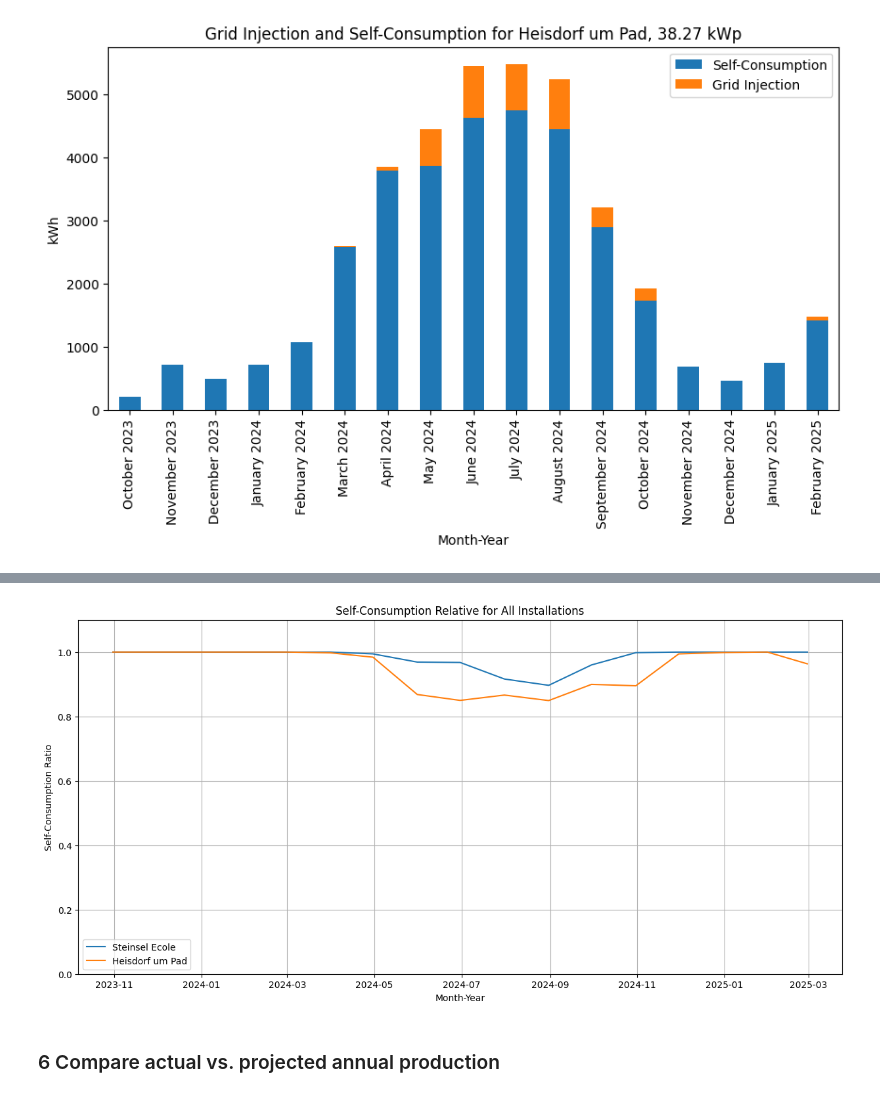
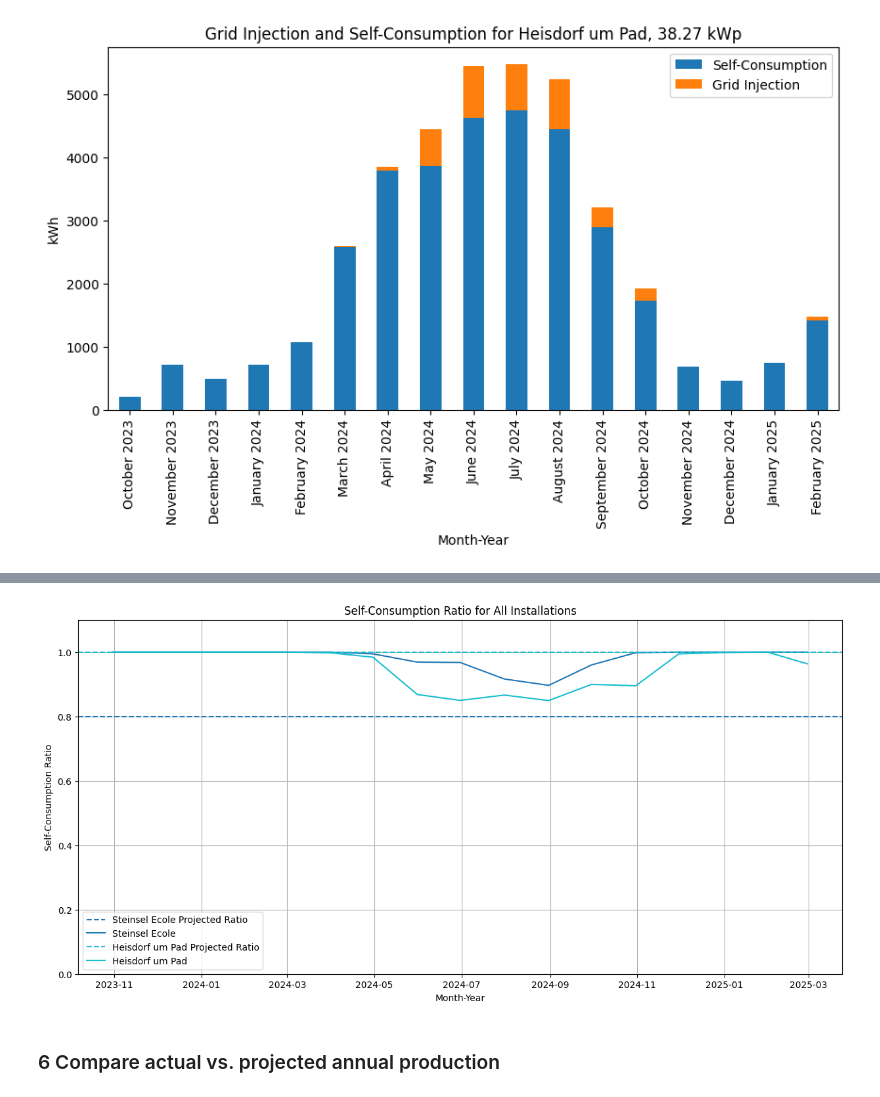
Before and after one commit to c-metz/leneda, a Jupyter notebook: Leneda API_v3.ipynb, the cells around one changed output, grey strips where cells are left out. Drawn from its saved outputs; the diff is of its cells as text; code cells hidden in the pictures.

```diff
--- a/Leneda API_v3.ipynb
+++ b/Leneda API_v3.ipynb
@@ -127,9 +85,19 @@ def calculate_monthly_summaries(df_site, autoconsumption, autoconsumption_price)
 dict_monthly_summaries = {}
 
 for site_name, site_info in dict_inst.items():
-    pod = site_info["POD"]
-    df_raw = pd.read_excel(f"0_Raw_production_data_per_installation\{site_name}_{pod}.xlsx",
-                            index_col=0)
+    ls_pod = [val for key, val in site_info.items() if "POD_" in key and pd.notna(val)]
+    ls_df = []
+    for pod in ls_pod:
+        df = pd.read_excel(f"0_Raw_production_data_per_installation\{site_name}_{pod}.xlsx",
+                        index_col=0)
+        ls_df.append(df)
+    df_raw = pd.concat(ls_df)
+    columns_to_sum = ["value_measured_active_production",
+                    "value_remaining_production_after_sharing"]
+    df_raw = df_raw.groupby('startedAt_measured_active_production', as_index=False).agg(
+                                                                {col: 'sum' if col in columns_to_sum else 'first' for col in df_raw.columns}
+                                                            )
+
     # LU VAT rate is 0.07 for all dates prior to 2024
     # and 0.08 for all dates after 2024
     df_raw["VAT Rate"] = np.where(pd.to_datetime(df_raw["startedAt_measured_active_production"]).dt.year < 2024, 0.07, 0.08)
@@ -224,28 +176,33 @@ dict_monthly_summaries["Heisdorf um Pad"]
 # %%
 # Filter for installations that have autoconsumption
 combined_df = pd.concat(dict_monthly_summaries.values(), keys=dict_monthly_summaries.keys(), names=['Installation', 'Index'])
 autoconsumption_df = combined_df[combined_df.index.get_level_values('Installation').isin(
     [name for name, info in dict_inst.items() if info["Mode (Autoconsumption/Injection)"] == "Autoconsumption"]
 )]
 
 # Extract all self-consumption columns
 self_consumption_columns = [col for col in autoconsumption_df.columns if 'Self-Consumption Ratio' in col]
 
 # Plot the data
 plt.figure(figsize=(15, 7))
-for installation in autoconsumption_df.index.get_level_values('Installation').unique():
+colors = plt.cm.get_cmap('tab10', len(autoconsumption_df.index.get_level_values('Installation').unique()))
+
+for idx, installation in enumerate(autoconsumption_df.index.get_level_values('Installation').unique()):
+    projected_self_consumption_ratio = dict_inst[installation]["Projected self-consumption ratio"]
+    color = colors(idx)
+    plt.axhline(y=projected_self_consumption_ratio, linestyle='--', label=f'{installation} Projected Ratio', color=color)
     df_plot = autoconsumption_df.loc[installation, self_consumption_columns]
-    plt.plot(df_plot.index, df_plot, label=installation)
+    plt.plot(df_plot.index, df_plot, label=installation, color=color)
 
-plt.title('Self-Consumption Relative for All Installations')
+plt.title('Self-Consumption Ratio for All Installations')
 plt.ylabel('Self-Consumption Ratio')
 plt.xlabel('Month-Year')
 plt.grid(True)
 plt.legend()
 plt.ylim(0, 1.1)
 plt.show()
 # %% [output]
-[figure, old version]
+[figure, new version]
 # %% [markdown]
 ### 6 Compare actual vs. projected annual production
 # %%
```
Also changed, not shown: parts of 5 cells of this notebook, 1 other file.
